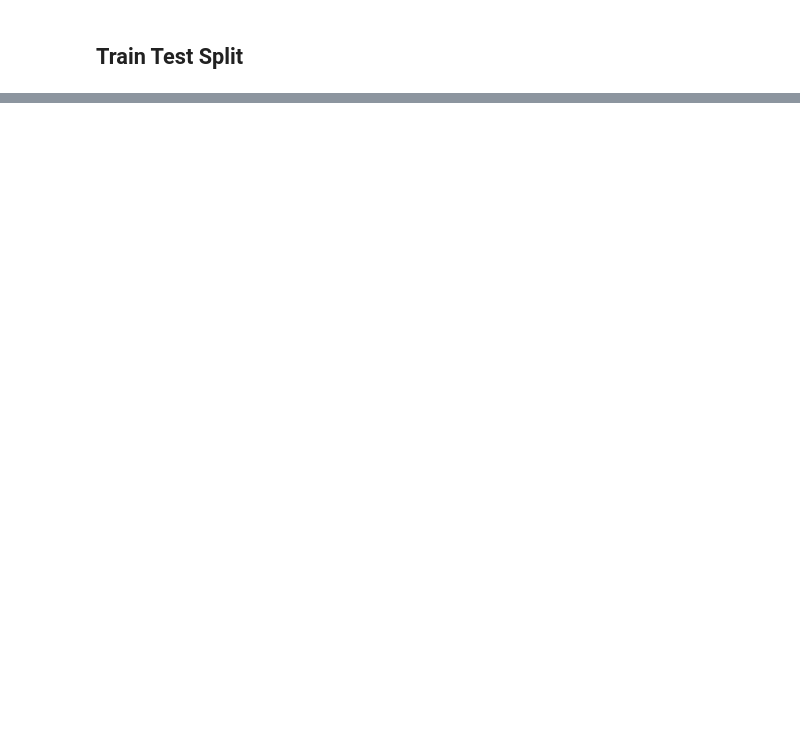
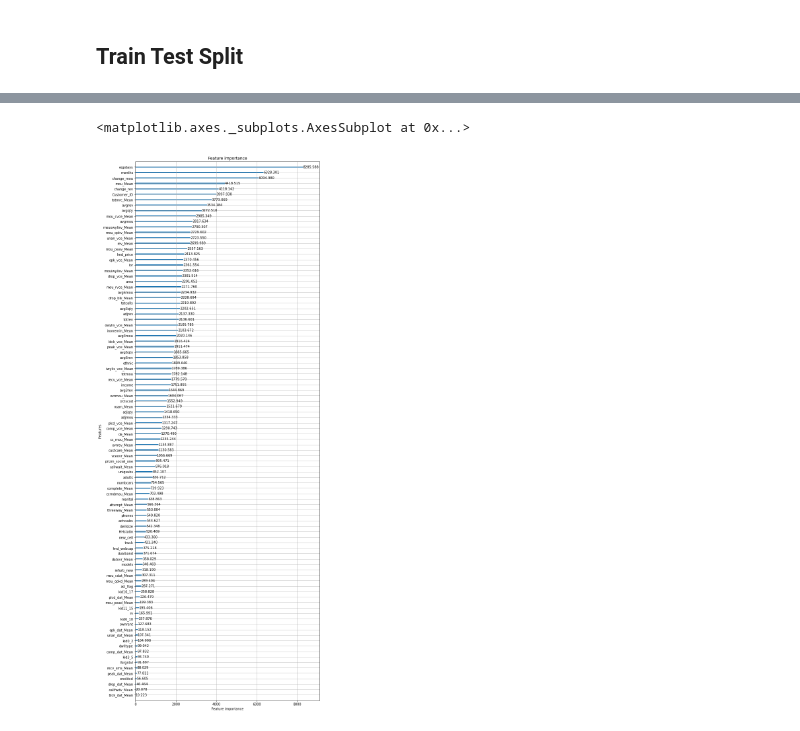
Before and after one commit to tom-uchida/GCI2020_Winter, a Jupyter notebook: final_task/src/main.ipynb, the cells around one changed output, grey strips where cells are left out. Saved outputs shown, nothing was run; the diff lists cells and outputs as text; code cells hidden in the pictures; blank space fills up the shorter version.

```diff
--- a/final_task/src/main.ipynb
+++ b/final_task/src/main.ipynb
@@ -194,0 +91,5 @@ X_train = df.drop( columns=['churn'] )
+# %%
+df_train, df_test = train_test_split( df_nona, test_size=0.2, random_state=4 )
+
+print( 'df_train: {}'.format( len(df_train) ) )
+print( 'df_test : {}'.format( len(df_test) ) )
@@ -194,0 +99,8 @@ X_train = df.drop( columns=['churn'] )
+# %%
+# trainデータを説明変数(X_train)と目的変数(y_train)に分割
+X_train = df_train.drop( 'churn', axis=1 )
+y_train = df_train['churn']
+
+# testデータを説明変数(X_test)と目的変数(y_test)に分割
+X_test  = df_test.drop( 'churn', axis=1 )
+y_test  = df_test['churn']
@@ -195,14 +109,9 @@ X_train = df.drop( columns=['churn'] )
 # %%
 # LightGBM model
-model_lgbm = LGBMClassifier(
+model = LGBMClassifier(
         boosting_type='gbdt',
         class_weight='balanced',
-        reg_lambda=1.1564659040946654,
-        reg_alpha=9.90877329623665,
-        colsample_bytree=0.5034991685866442,
-        subsample=0.6055998601661783,
-        max_depth=5,
-        min_child_weight=39.72586351155486,
-        learning_rate=0.0732489659779158,
+        max_depth=15,
+        num_iteration=1000,
         num_threads=1 )
 # %%
@@ -211,2 +205,5 @@ model_lgbm.fit( X_train, y_train )
 # %%
-lgbm.plot_importance( model_lgbm, importance_type="gain", max_num_features=100, figsize=(10, 20) )
+lgbm.plot_importance( model, importance_type="gain", max_num_features=100, figsize=(10, 30) )
+# %% [output]
+<matplotlib.axes._subplots.AxesSubplot at 0x...>
+[figure, added]
```
Also changed, not shown: parts of 44 cells of this notebook, 4 other files.
